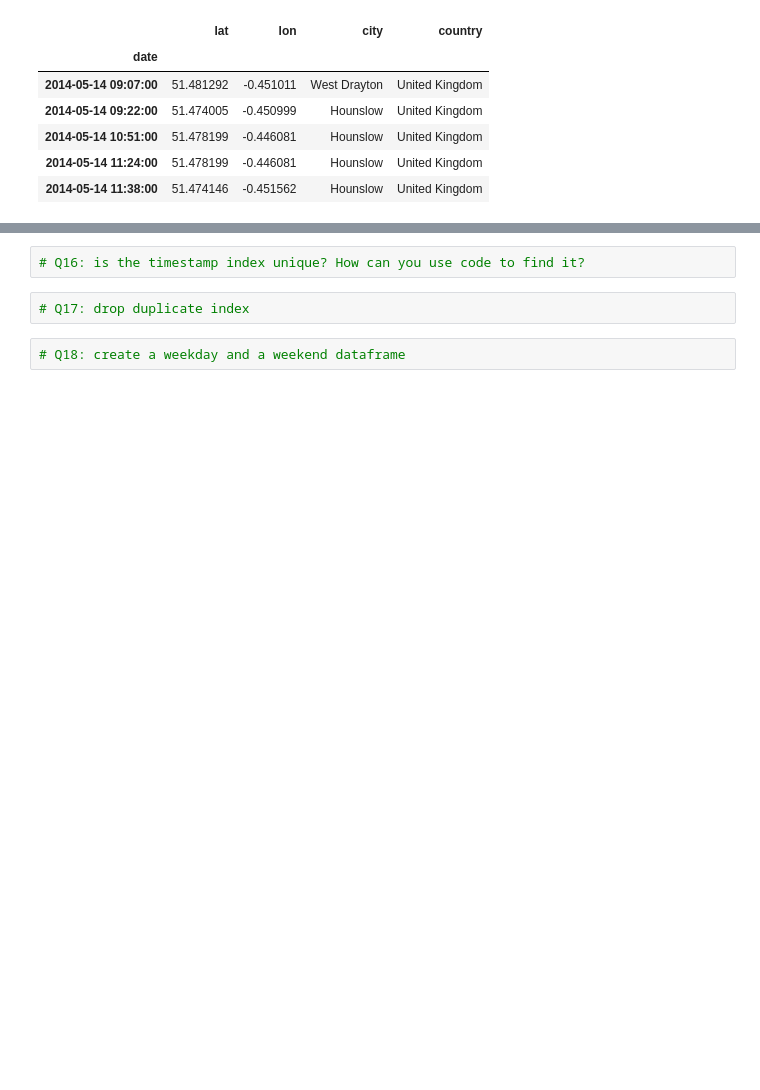
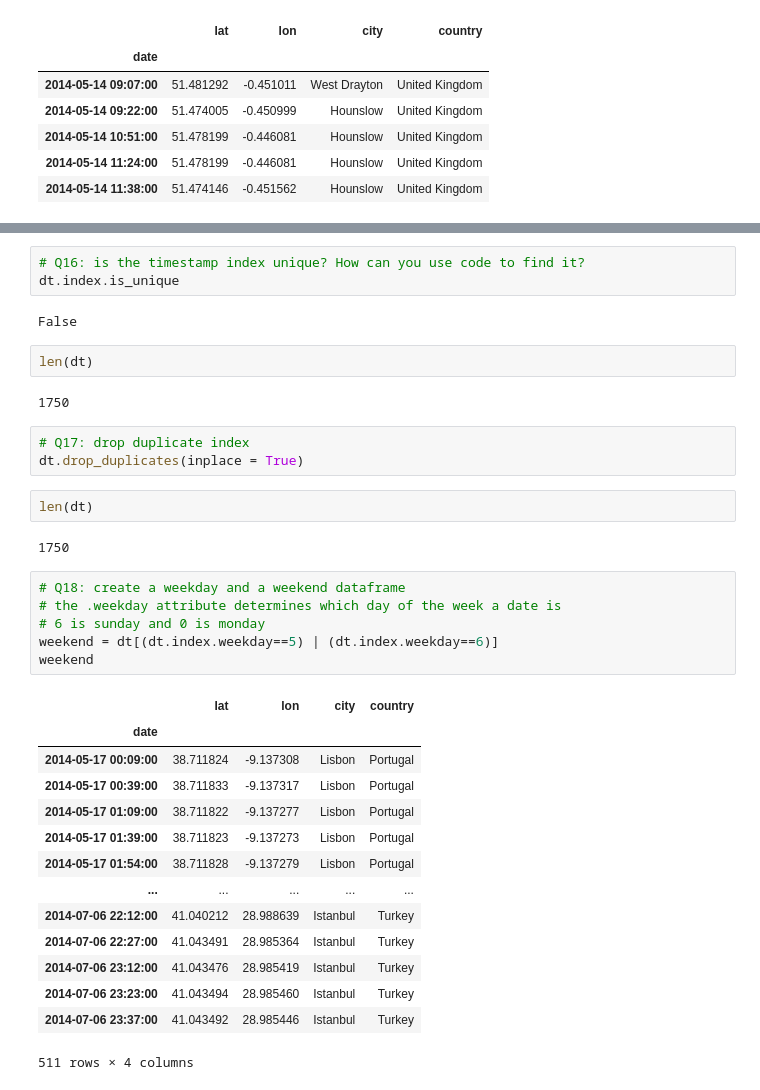
Before and after one commit to qszhao/PTUA2024, a Jupyter notebook: Lab05/Lab05_Pandas.ipynb, the cells around one changed output, grey strips where cells are left out. Drawn from its saved outputs; the diff is of its cells as text; blank space fills up the shorter version.

```diff
--- a/Lab05/Lab05_Pandas.ipynb
+++ b/Lab05/Lab05_Pandas.ipynb
@@ -92,6 +238,37 @@ dt.head()
 # %%
 # Q16: is the timestamp index unique? How can you use code to find it?
+dt.index.is_unique
+# %% [output]
+False
+# %%
+len(dt)
+# %% [output]
+1750
 # %%
 # Q17: drop duplicate index
+dt.drop_duplicates(inplace = True)
-# %%
-# Q18: create a weekday and a weekend dataframe
+# %%
+len(dt)
+# %% [output]
+1750
+# %%
+# Q18: create a weekday and a weekend dataframe
+# the .weekday attribute determines which day of the week a date is
+# 6 is sunday and 0 is monday
+weekend = dt[(dt.index.weekday==5) | (dt.index.weekday==6)]
+weekend
+# %% [output]
+|  | lat | lon | city | country |
+| date |  |  |  |  |
+| 2014-05-17 00:09:00 | 38.711824 | -9.137308 | Lisbon | Portugal |
+| 2014-05-17 00:39:00 | 38.711833 | -9.137317 | Lisbon | Portugal |
+| 2014-05-17 01:09:00 | 38.711822 | -9.137277 | Lisbon | Portugal |
+| 2014-05-17 01:39:00 | 38.711823 | -9.137273 | Lisbon | Portugal |
+| 2014-05-17 01:54:00 | 38.711828 | -9.137279 | Lisbon | Portugal |
+| ... | ... | ... | ... | ... |
+| 2014-07-06 22:12:00 | 41.040212 | 28.988639 | Istanbul | Turkey |
+| 2014-07-06 22:27:00 | 41.043491 | 28.985364 | Istanbul | Turkey |
+| 2014-07-06 23:12:00 | 41.043476 | 28.985419 | Istanbul | Turkey |
+| 2014-07-06 23:23:00 | 41.043494 | 28.985460 | Istanbul | Turkey |
+| 2014-07-06 23:37:00 | 41.043492 | 28.985446 | Istanbul | Turkey |
+511 rows × 4 columns
```
Also changed, not shown: parts of 21 cells of this notebook, 1 other file.
